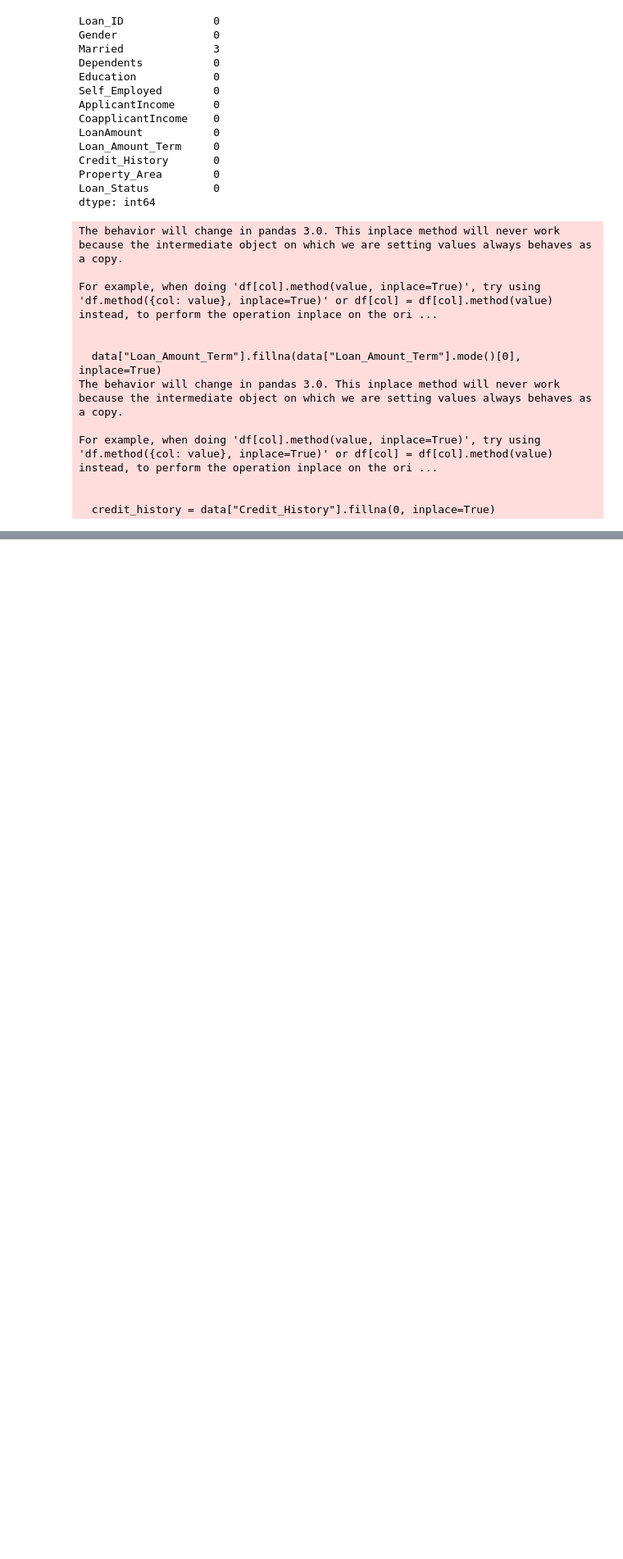
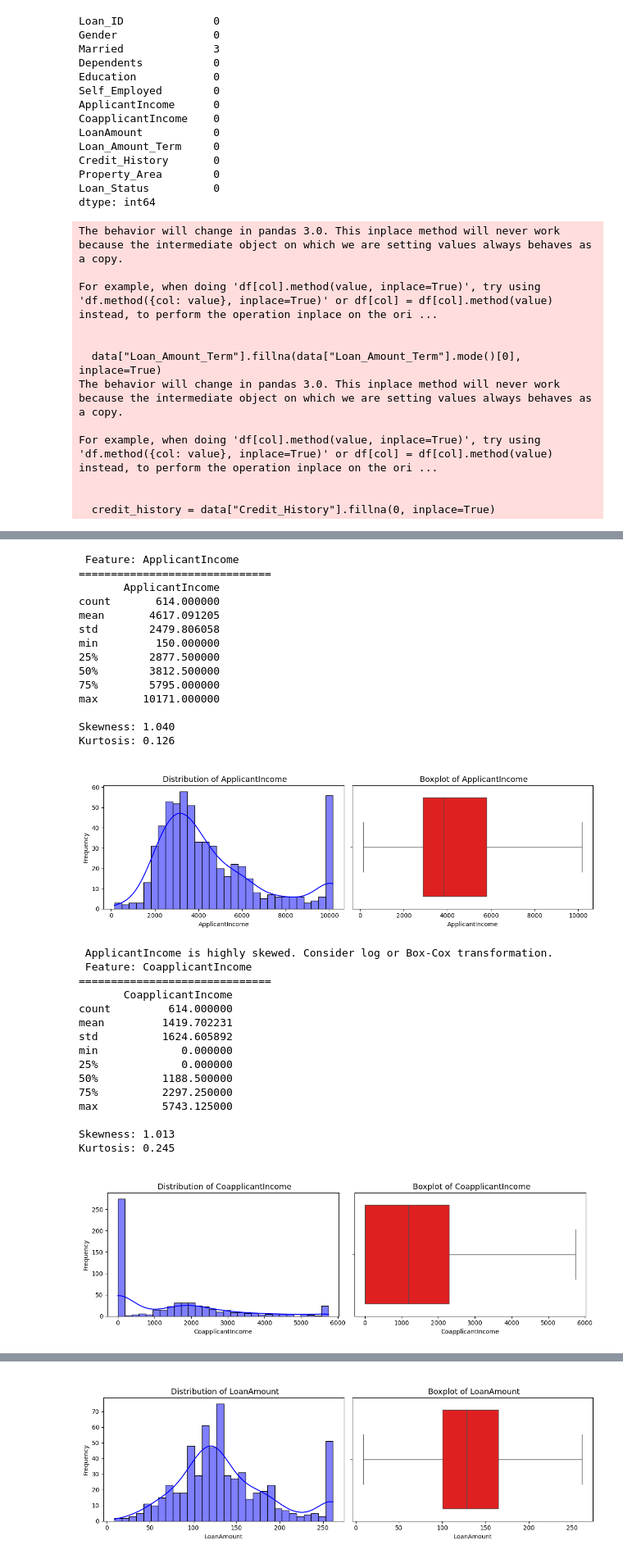
Before and after one commit to RoyalDhee/my_tasks, a Jupyter notebook: task25.ipynb, the cells around one changed output, grey strips where cells are left out. Shown at 82% size. Cells and saved outputs as stored; diff of their text form; code cells hidden in the pictures; blank space fills up the shorter version.

```diff
--- a/task25.ipynb
+++ b/task25.ipynb
@@ -325,0 +486,71 @@ data.head(10)
+# %%
+def univariate_numerical_eda(df, column):
+    """
+    Performs univariate EDA on a single numerical column.
+    Displays summary statistics, skewness, kurtosis, histogram, KDE, and boxplot.
+    """
+    print(f" Feature: {column}")
+    print("="*30)
+    print(df[column].describe().to_frame())
+    print(f"\nSkewness: {df[column].skew():.3f}")
+    print(f"Kurtosis: {df[column].kurt():.3f}")
+
+    plt.figure(figsize=(12,4))
+
+    # Histogram + KDE
+    plt.subplot(1,2,1)
+    sns.histplot(df[column], kde=True, bins=30, color='blue')
+    plt.title(f'\n Distribution of {column}', fontsize=13)
+    plt.xlabel(column)
+    plt.ylabel('Frequency')
+
+    # Boxplot
+    plt.subplot(1,2,2)
+    sns.boxplot(x=df[column], color='red')
+    plt.title(f'\n Boxplot of {column}', fontsize=13)
+
+    plt.tight_layout()
+    plt.show()
+
+    # Transformation
+    if abs(df[column].skew()) > 1:
+        print(f"\n {column} is highly skewed. Consider log or Box-Cox transformation.")
+    elif abs(df[column].skew()) > 0.5:
+        print(f"{column} is moderately skewed.")
+    else:
+        print(f"{column} is fairly symmetric.")
+# %%
+for col in num_col:
+  univariate_numerical_eda(data, col)
+# %% [output]
+ Feature: ApplicantIncome
+==============================
+       ApplicantIncome
+count       614.000000
+mean       4617.091205
+std        2479.806058
+min         150.000000
+25%        2877.500000
+50%        3812.500000
+75%        5795.000000
+max       10171.000000
+
+Skewness: 1.040
+Kurtosis: 0.126
+[figure, added]
+ ApplicantIncome is highly skewed. Consider log or Box-Cox transformation.
+ Feature: CoapplicantIncome
+==============================
+       CoapplicantIncome
+count         614.000000
+mean         1419.702231
+std          1624.605892
+min             0.000000
+25%             0.000000
+50%          1188.500000
+75%          2297.250000
+max          5743.125000
+
+Skewness: 1.013
+Kurtosis: 0.245
+[figure, added]
@@ -325,0 +572 @@ data.head(10)
+[figure, added]
```
Also changed, not shown: parts of 22 cells of this notebook, 1 other file.
